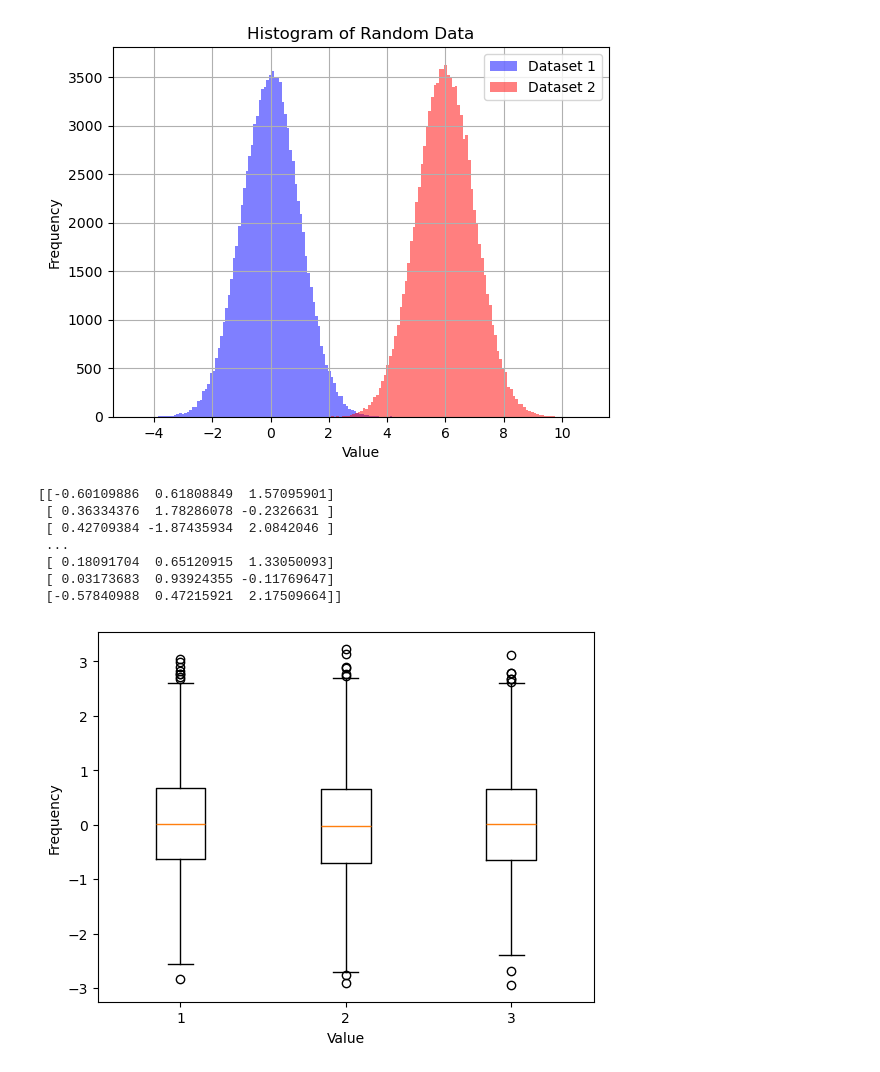
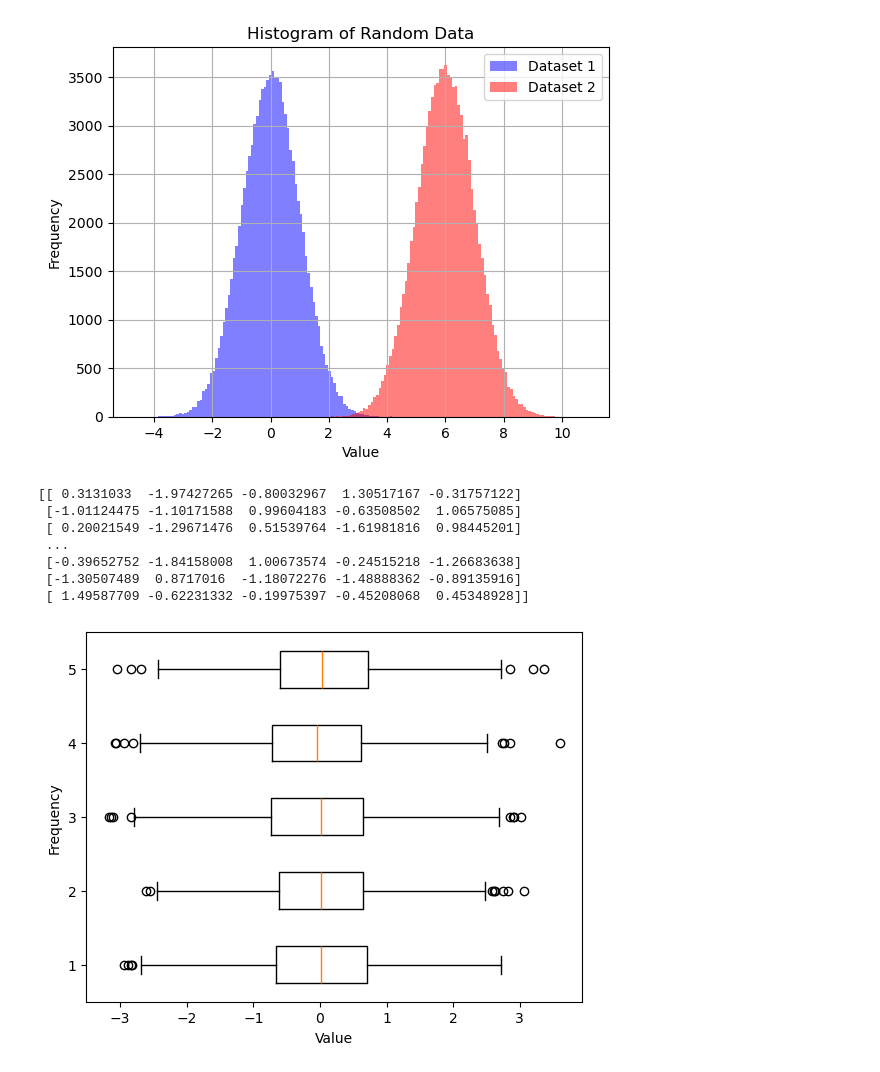
Before and after one commit to rishee-05/PYTHON, a Jupyter notebook: libraries/numpy/numpy visualization.ipynb, the cells around one changed output. Drawn from its saved outputs; the diff is of its cells as text; code cells hidden in the pictures.

```diff
--- a/libraries/numpy/numpy visualization.ipynb
+++ b/libraries/numpy/numpy visualization.ipynb
@@ -267,18 +215,18 @@ plt.show()  # Displaying the histogram
 [figure]
 # %%
 ## boxplot
-data = np.random.randn(1000,3)  # Generating 1000 random numbers from a normal distribution
+data = np.random.randn(1000,5)  # Generating 1000 random numbers from a normal distribution
 print(data)
-plt.boxplot(data)  # Creating a box plot for the data
+plt.boxplot(data,vert=False)  # Creating a box plot for the data
 plt.xlabel('Value')  # Label for the x-axis
 plt.ylabel('Frequency')  # Label for the y-axis
 plt.show()
 # %% [output]
-[[-0.60109886  0.61808849  1.57095901]
- [ 0.36334376  1.78286078 -0.2326631 ]
- [ 0.42709384 -1.87435934  2.0842046 ]
+[[ 0.3131033  -1.97427265 -0.80032967  1.30517167 -0.31757122]
+ [-1.01124475 -1.10171588  0.99604183 -0.63508502  1.06575085]
+ [ 0.20021549 -1.29671476  0.51539764 -1.61981816  0.98445201]
  ...
- [ 0.18091704  0.65120915  1.33050093]
- [ 0.03173683  0.93924355 -0.11769647]
- [-0.57840988  0.47215921  2.17509664]]
+ [-0.39652752 -1.84158008  1.00673574 -0.24515218 -1.26683638]
+ [-1.30507489  0.8717016  -1.18072276 -1.48888362 -0.89135916]
+ [ 1.49587709 -0.62231332 -0.19975397 -0.45208068  0.45348928]]
-[figure, old version]
+[figure, new version]
```
Also changed, not shown: parts of 5 cells of this notebook.
